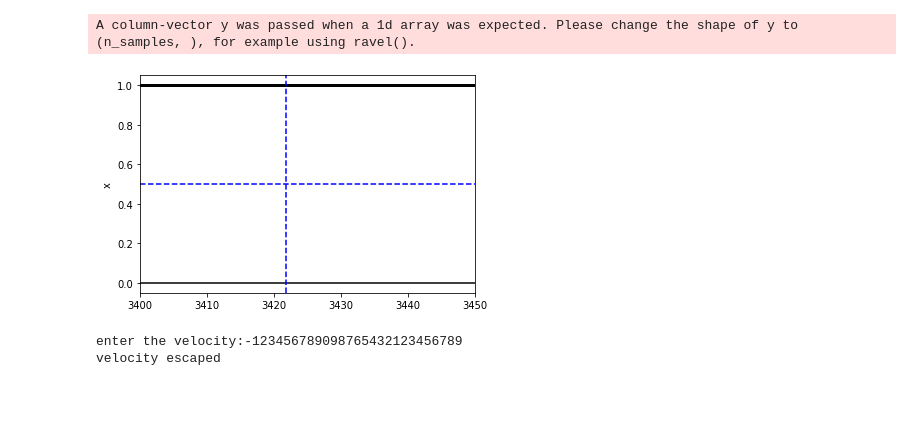
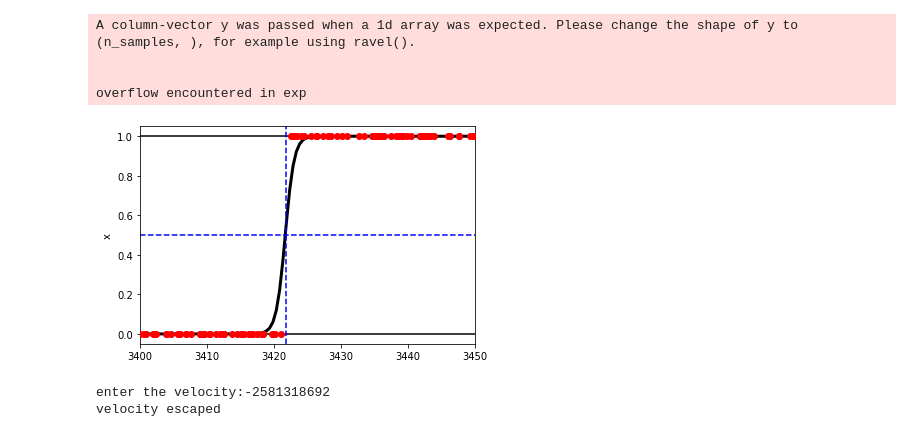
Before and after one commit to Vedang21/projc115, a Jupyter notebook: pc115.ipynb, the cells around one changed output. Drawn from its saved outputs; the diff is of its cells as text; code cells hidden in the pictures; blank space fills up the shorter version.

```diff
--- a/pc115.ipynb
+++ b/pc115.ipynb
@@ -9,10 +9,10 @@ Saving ve.csv to ve (1).csv
 # %%
 import pandas as pd
 import plotly.express as px
-df=pd.read_csv("ve.csv")
-Velocity=df["Velocity"].tolist()
-Escaped=df["Escaped"].tolist()
-fig=px.scatter(x=Velocity,y=Escaped)
+df=pd.read_csv("data2.csv")
+temp=df["Temperature"].tolist()
+melt=df["Melted"].tolist()
+fig=px.scatter(x=temp,y=melt)
 fig.show()
 # %% [output]
 [interactive output not drawn]
@@ -40,31 +40,34 @@ fig.show()
 # %%
 import matplotlib.pyplot as plt
 from sklearn.linear_model import LogisticRegression
 
-X=np.reshape(Velocity,(len(Velocity),1))
-Y=np.reshape(Escaped,(len(Velocity),1))
+X=np.reshape(temp,(len(temp),1))
+Y=np.reshape(melt,(len(temp),1))
 
 lr=LogisticRegression()
 lr.fit(X,Y)
 plt.figure()
-plt.scatter(X.ravel(),Y,color='red',zorder=10)
+plt.scatter(X.ravel(),Y,color='red',zorder=20)
 def model(x):
   return 1/(1+np.exp(-x))
 
 X_test=np.linspace(0,5000,10000)
-escaping_chances=model(X_test*lr.coef_+lr.intercept_).ravel()
-plt.plot(X_test,escaping_chances,color='black',linewidth=3)
+melting_chances=model(X_test*lr.coef_+lr.intercept_).ravel()
+plt.plot(X_test,melting_chances,color='black',linewidth=3)
 plt.axhline(y=0,color='k',linestyle='-')
 plt.axhline(y=1,color='k',linestyle='-')
 plt.axhline(y=0.5,color='b',linestyle='--')
 plt.axvline(x=X_test[6843],color='b',linestyle='--')
 plt.ylabel('y')
 plt.ylabel('x')
 plt.xlim(3400,3450)
 plt.show()
 # %% [output]
 A column-vector y was passed when a 1d array was expected. Please change the shape of y to (n_samples, ), for example using ravel().
+
+
+overflow encountered in exp
-[figure, old version]
+[figure, new version]
 # %%
 t=float(input("enter the velocity:-"))
 c=model(t*lr.coef_+lr.intercept_).ravel()[0]
@@ -77,5 +80,5 @@ elif c<0.5:
 else:
   print("velocity might escape")
 # %% [output]
-enter the velocity:-123456789098765432123456789
+enter the velocity:-2581318692
 velocity escaped
```
Also changed, not shown: parts of 1 cell of this notebook.
